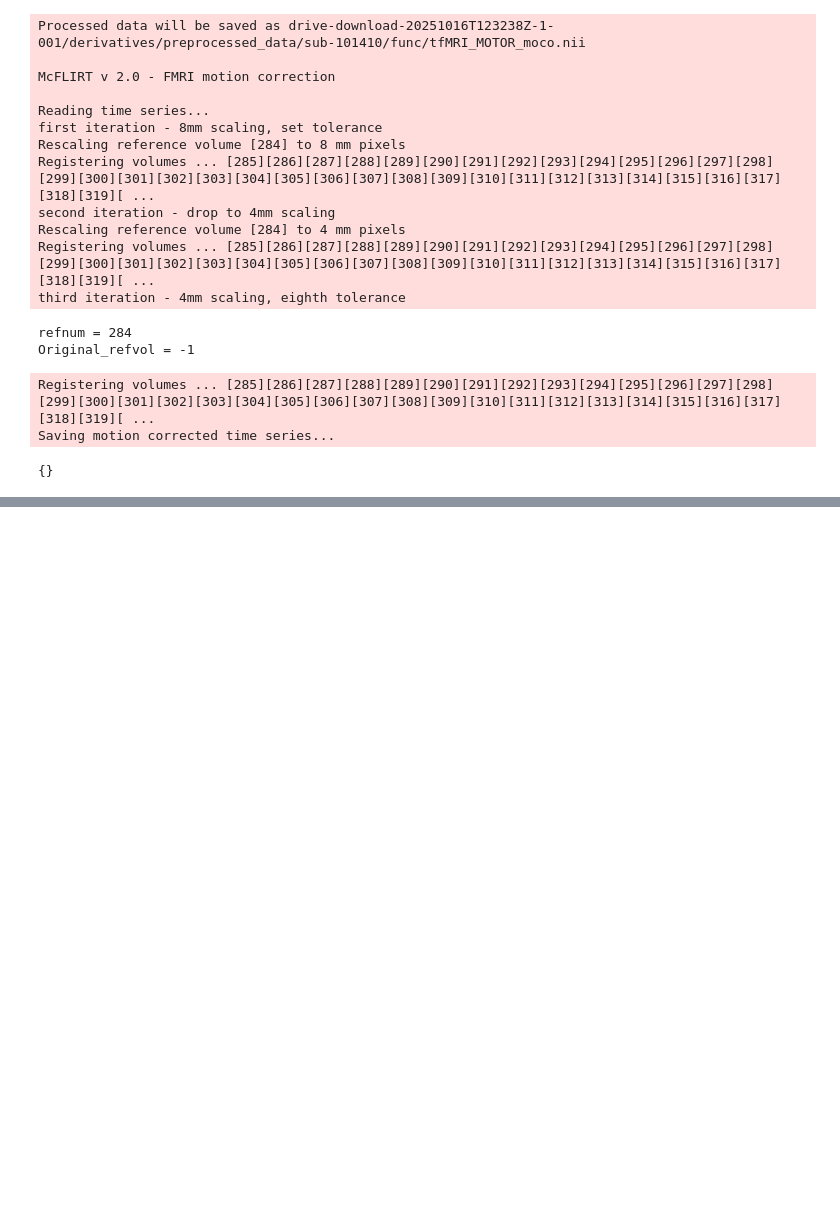
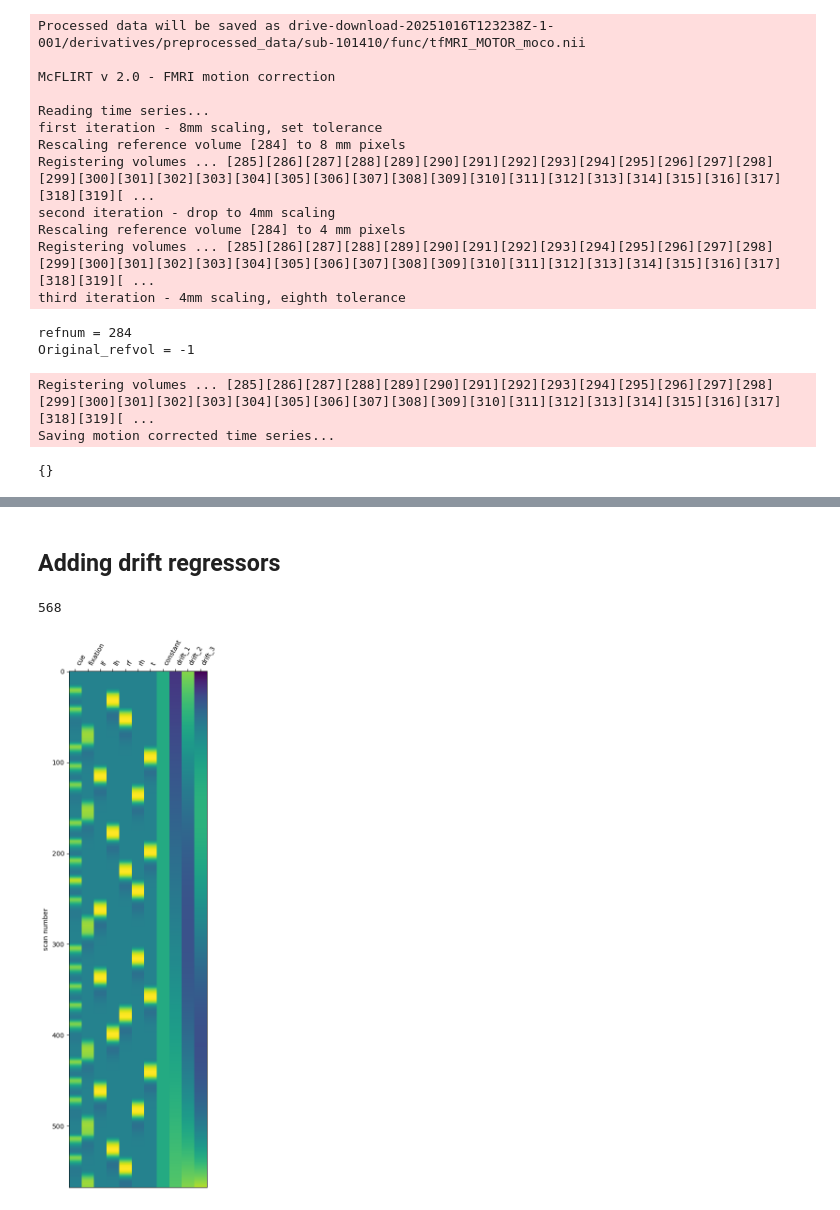
Before and after one commit to bintaDouk/NSSP-Mini-Project-1, a Jupyter notebook: Mini-Project1.ipynb, the cells around one changed output, grey strips where cells are left out. Saved outputs shown, nothing was run; the diff lists cells and outputs as text; code cells hidden in the pictures; blank space fills up the shorter version.

```diff
--- a/Mini-Project1.ipynb
+++ b/Mini-Project1.ipynb
@@ -434,0 +490,32 @@ PathError: Could not find a supported file with prefix "/home/jovyan/Labs/drive-
+# %% [markdown]
+## Adding drift regressors
+# %%
+from nilearn.glm.first_level.design_matrix import _make_drift
+TR = fmri_img.header.get_zooms()[3]
+nbr_time_frame = fmri_img.shape[3]
+print(nbr_time_frame)
+
+column_values, column_names = _make_drift(drift_model='polynomial', frame_times=np.arange(0, 568*0.72,0.72),
+                                          order=3,
+                                          high_pass=0.01)
+design_mat = fmri_glm.design_matrices_[0]
+
+# If there is a mismatch, trim column_values to match the length of design_mat
+if column_values.shape[0] > len(design_mat):
+    column_values = column_values[:len(design_mat)]
+elif column_values.shape[0] < len(design_mat):
+    raise ValueError("column_values is shorter than design_mat, check input parameters.")
+
+for (col, name) in zip(column_values.T, column_names):
+    design_mat[name] = col
+
+
+# Save the plot
+fig, ax = plt.subplots(figsize=(4, 12))
+plot_design_matrix(design_mat, ax=ax)
+save_path = op.join(preproc_root, 'sub-101410', 'func', 'design_matrix_drifts_plot.png')
+fig.savefig(save_path, bbox_inches='tight', dpi=300)
+plt.show()
+# %% [output]
+568
+[figure, added]
```
Also changed, not shown: parts of 38 cells of this notebook.
